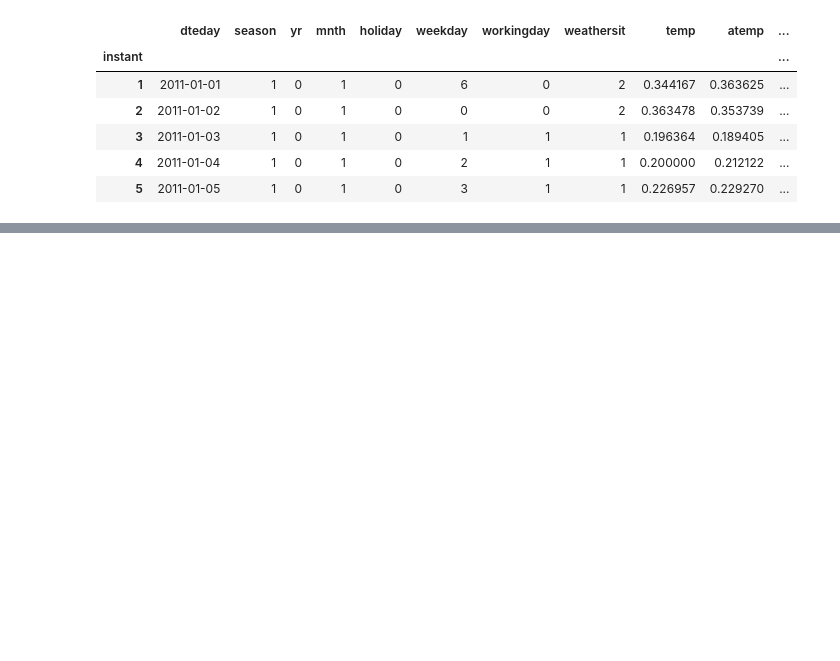
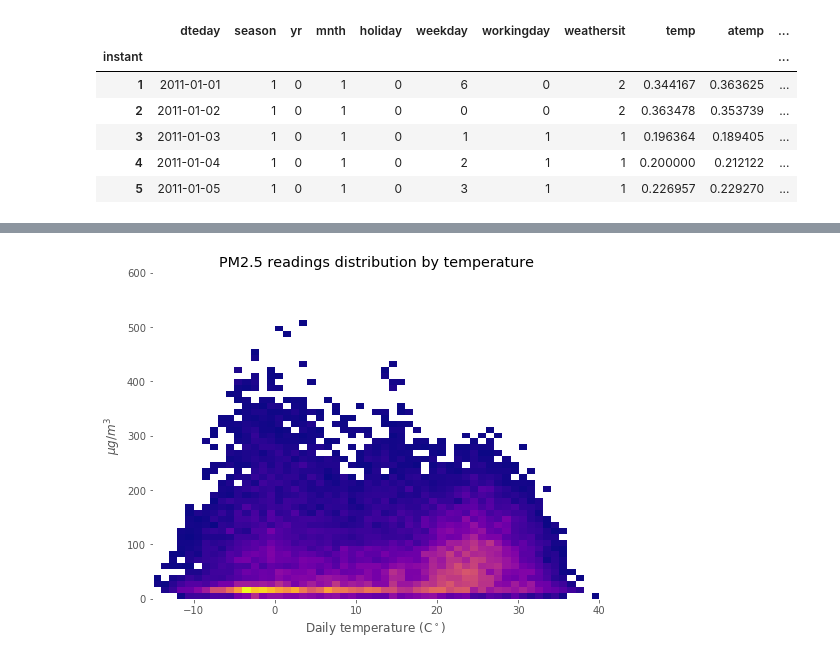
Before and after one commit to uliang/First-steps-with-the-Python-language, a Jupyter notebook: Unit3_2.ipynb, the cells around one changed output, grey strips where cells are left out. Saved outputs shown, nothing was run; the diff lists cells and outputs as text; code cells hidden in the pictures; blank space fills up the shorter version.

```diff
--- a/Unit3_2.ipynb
+++ b/Unit3_2.ipynb
@@ -204,0 +239,16 @@ To summarize the teaching points above:
+# %%
+PRSA = PRSA.dropna() #drop missing data
+fig3, ax3 = plt.subplots(figsize=(8,6))
+
+ax3.grid(b="off")
+ax3.set_facecolor("white")
+ax3.set_title("PM2.5 readings distribution by temperature")
+ax3.set_ylabel("$\mu g$/$m^3$")
+ax3.set_xlabel("Daily temperature (C$^\circ$)")
+ax3.hist2d(PRSA.TEMP, PRSA["pm2.5"],
+           bins=55,
+           cmin=5,
+           range=[[-15,40],[0,600]],
+           cmap="plasma");
+# %% [output]
+[figure, added]
```
Also changed, not shown: parts of 9 cells of this notebook.
